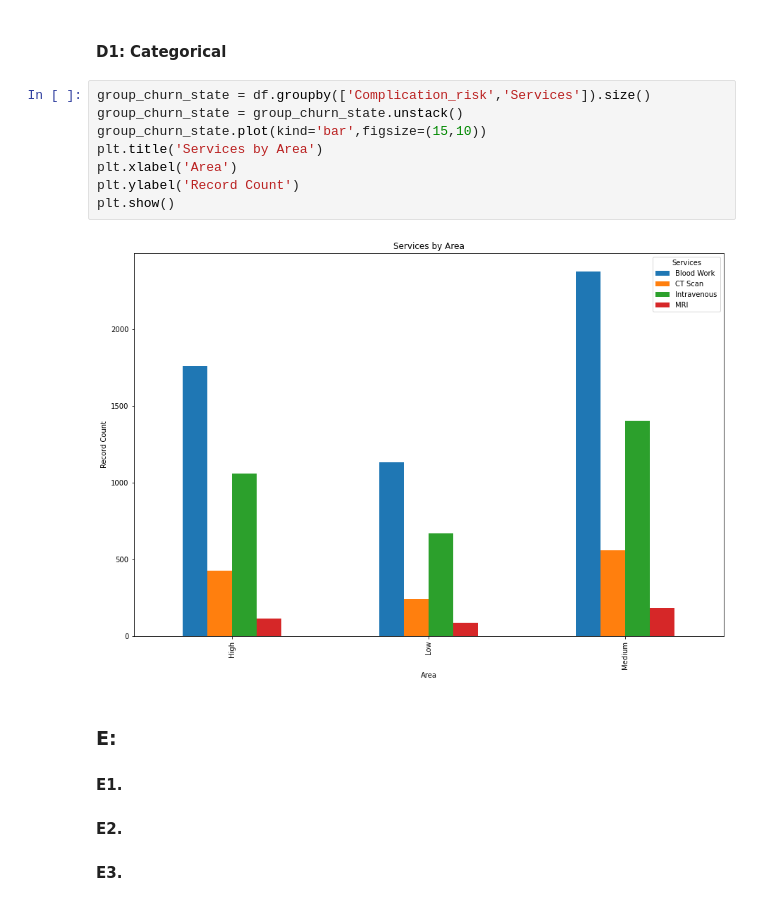
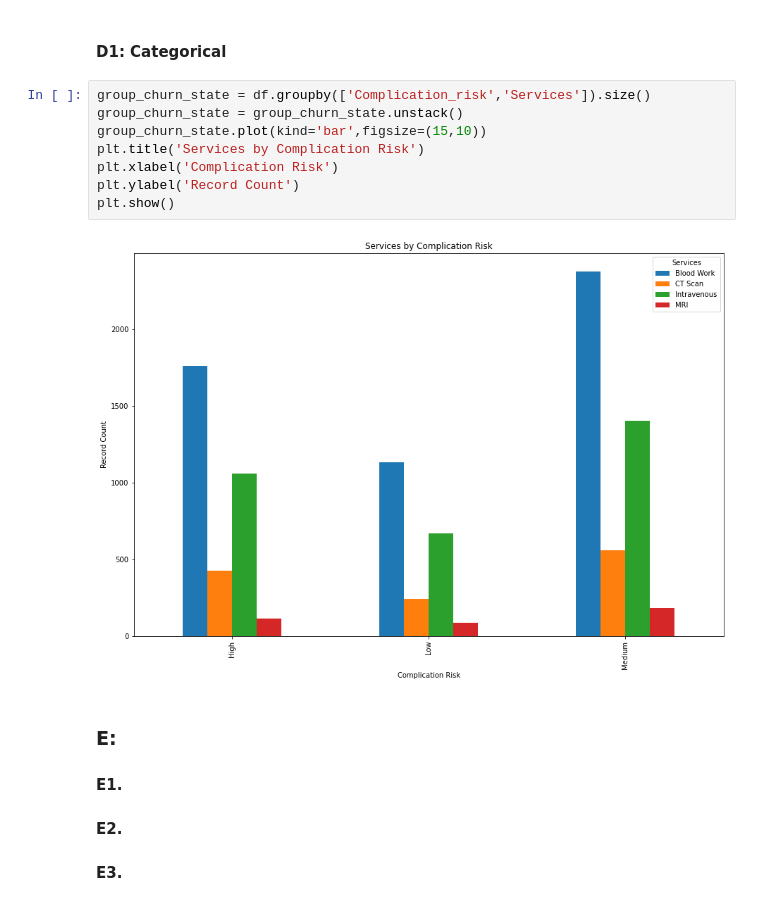
Before and after one commit to colemalphrus/EDA_medical_readmission, a Jupyter notebook: main.ipynb, the cells around one changed output. Drawn from its saved outputs; the diff is of its cells as text.

```diff
--- a/main.ipynb
+++ b/main.ipynb
@@ -203,13 +203,13 @@ plt.show()
 # %%
 group_churn_state = df.groupby(['Complication_risk','Services']).size()
 group_churn_state = group_churn_state.unstack()
 group_churn_state.plot(kind='bar',figsize=(15,10))
-plt.title('Services by Area')
-plt.xlabel('Area')
+plt.title('Services by Complication Risk')
+plt.xlabel('Complication Risk')
 plt.ylabel('Record Count')
 plt.show()
 # %% [output]
-[figure, old version]
+[figure, new version]
 # %% [markdown]
 ### E:
 
```
Also changed, not shown: parts of 2 cells of this notebook.
